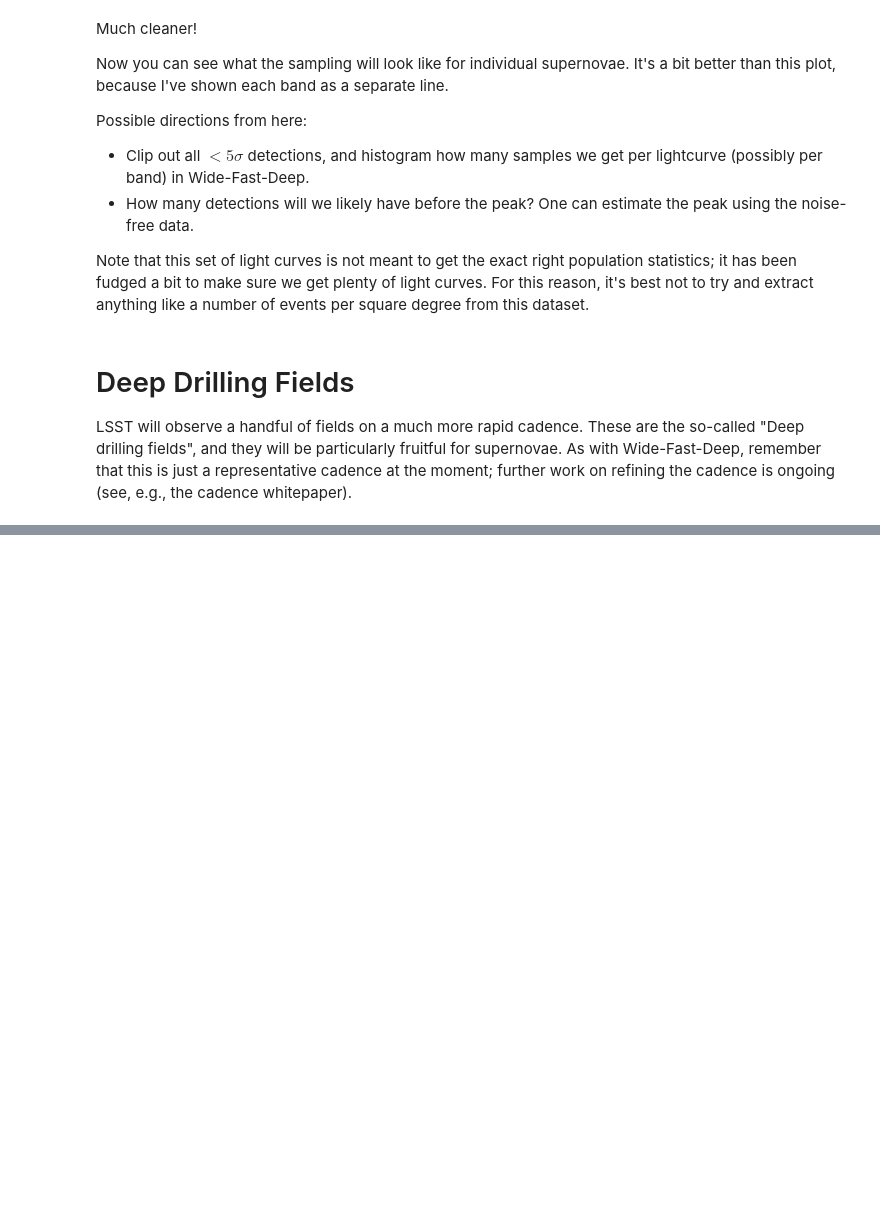
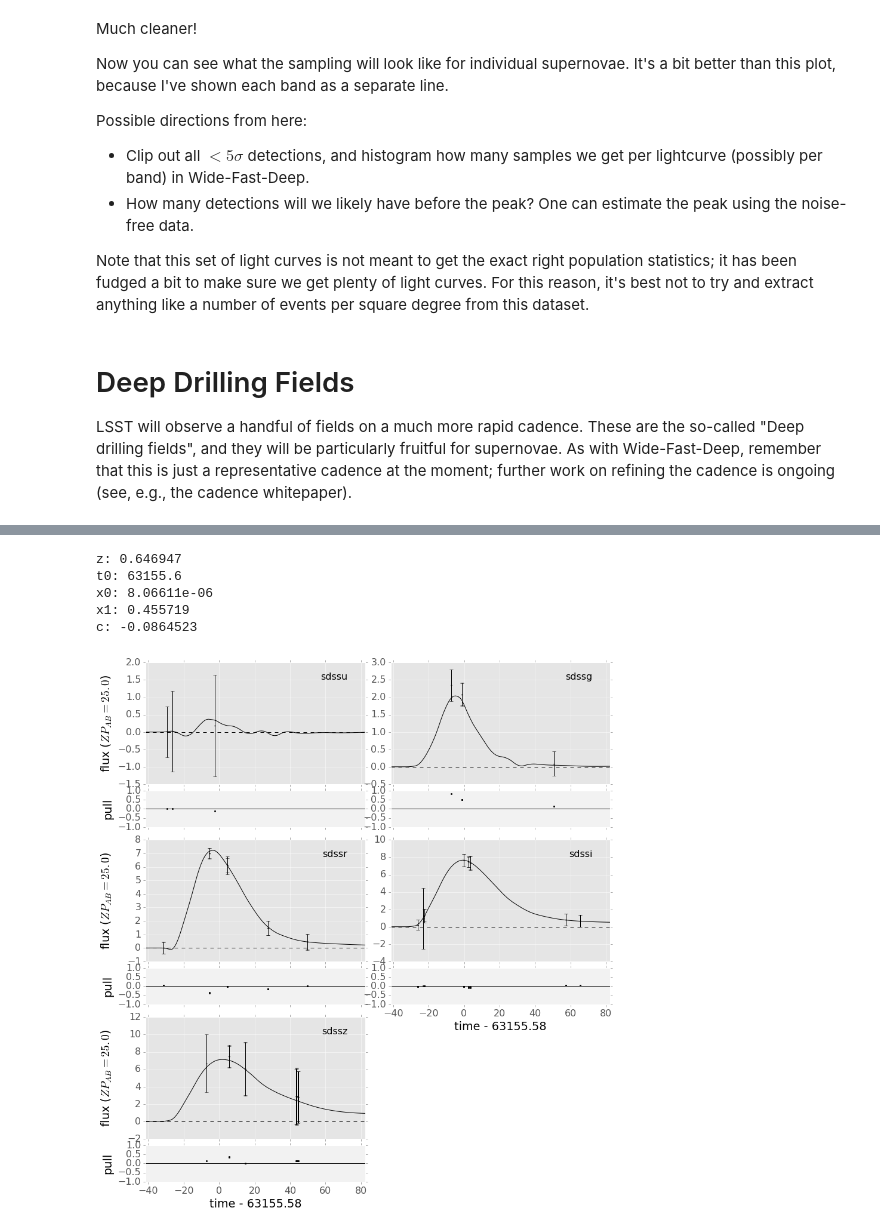
Before and after one commit to lsst-dmsst/demo-lsst-uk-2016, a Jupyter notebook: Lightcurves/analyze_supernovae.ipynb, the cells around one changed output, grey strips where cells are left out. Saved outputs shown, nothing was run; the diff lists cells and outputs as text; code cells hidden in the pictures; blank space fills up the shorter version.

```diff
--- a/Lightcurves/analyze_supernovae.ipynb
+++ b/Lightcurves/analyze_supernovae.ipynb
@@ -152,0 +206,26 @@ plt.xlabel("MJD - first observation")
+# %%
+# Load the data for this object into a table
+phot_table = make_photometric_table(example_SN)
+
+# Model parameters to set up
+dust = sncosmo.CCM89Dust()
+model = sncosmo.Model(source='salt2-extended', effects=[dust, dust],
+                     effect_names=['host', 'mw'], effect_frames=['rest', 'obs'])
+
+# Do the actual fit
+result, fitted_model = sncosmo.fit_lc(phot_table, model=model, vparam_names=['z', 't0', 'x0', 'x1', 'c'],
+                                      bounds={"z": (0.2, 1.3), "c": (-1, 2)}, modelcov=True)
+# %%
+sncosmo.plot_lc(phot_table, model=fitted_model, errors=result.errors,
+               xfigsize=12, show_model_params=False, color='k')
+
+param_dict = dict(zip(result.param_names, result.parameters))
+for param in result.vparam_names:
+    print("{:s}: {:g}".format(param, param_dict[param]))
+# %% [output]
+z: 0.646947
+t0: 63155.6
+x0: 8.06611e-06
+x1: 0.455719
+c: -0.0864523
+[figure, added]
```
Also changed, not shown: parts of 15 cells of this notebook, 1 other file.
